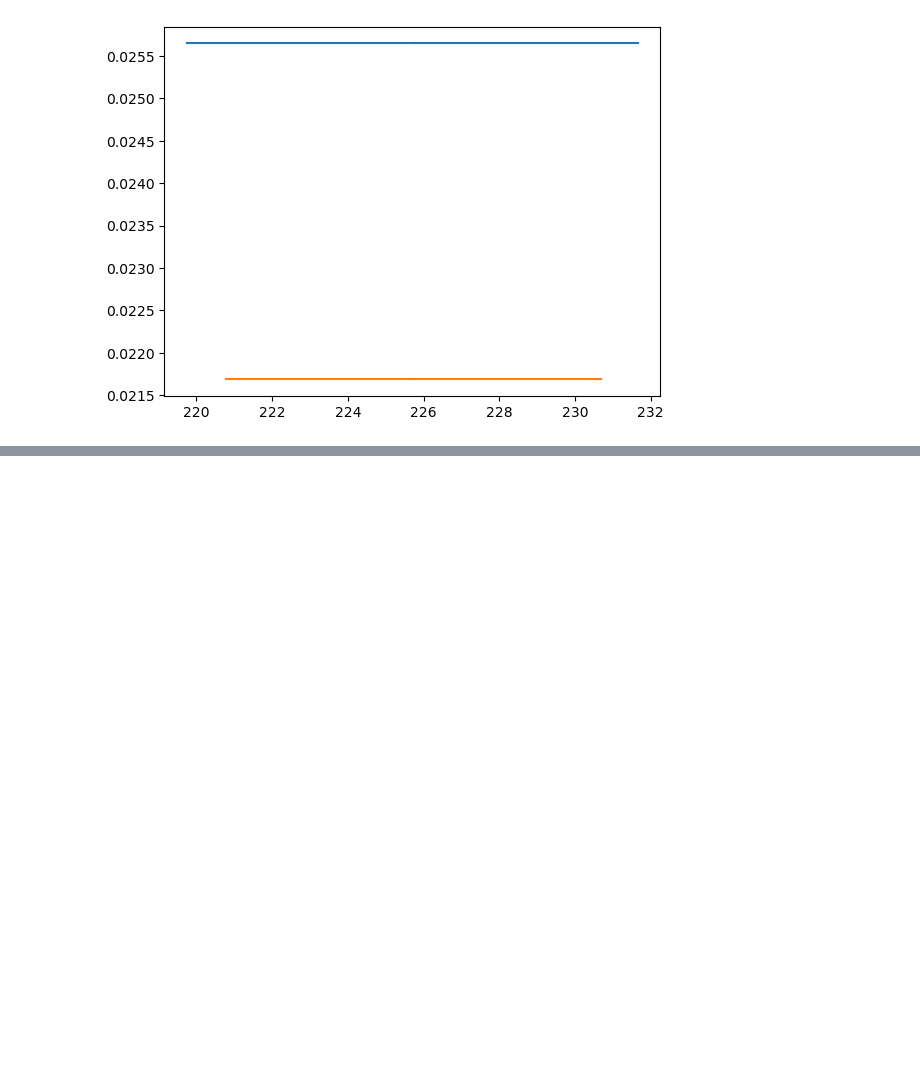
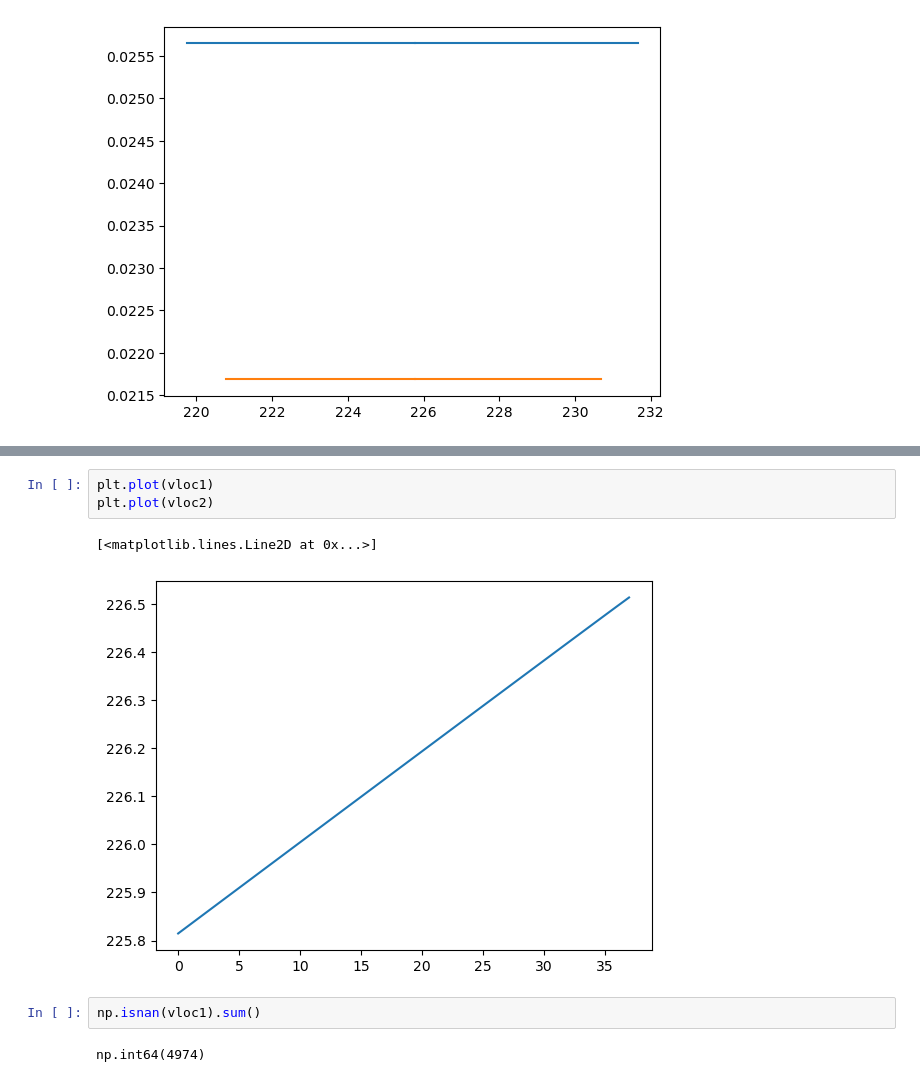
Before and after one commit to shauryagarg145/dark-matter-waves, a Jupyter notebook: annual.ipynb, the cells around one changed output, grey strips where cells are left out. Saved outputs shown, nothing was run; the diff lists cells and outputs as text; blank space fills up the shorter version.

```diff
--- a/annual.ipynb
+++ b/annual.ipynb
@@ -331,0 +332,10 @@ plt.plot(bins[1:], vals)
+# %%
+plt.plot(vloc1)
+plt.plot(vloc2)
+# %% [output]
+[<matplotlib.lines.Line2D at 0x...>]
+[figure, added]
+# %%
+np.isnan(vloc1).sum()
+# %% [output]
+np.int64(4974)
```
Also changed, not shown: parts of 3 cells of this notebook.
